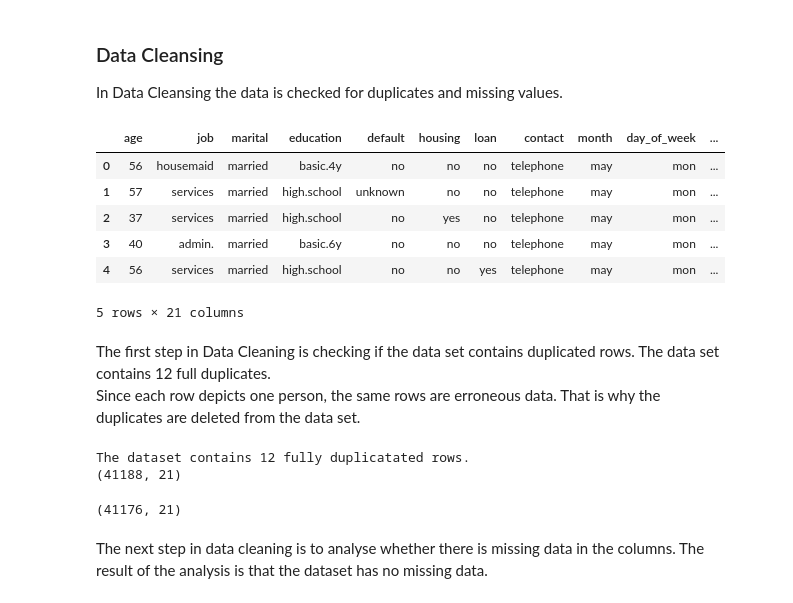
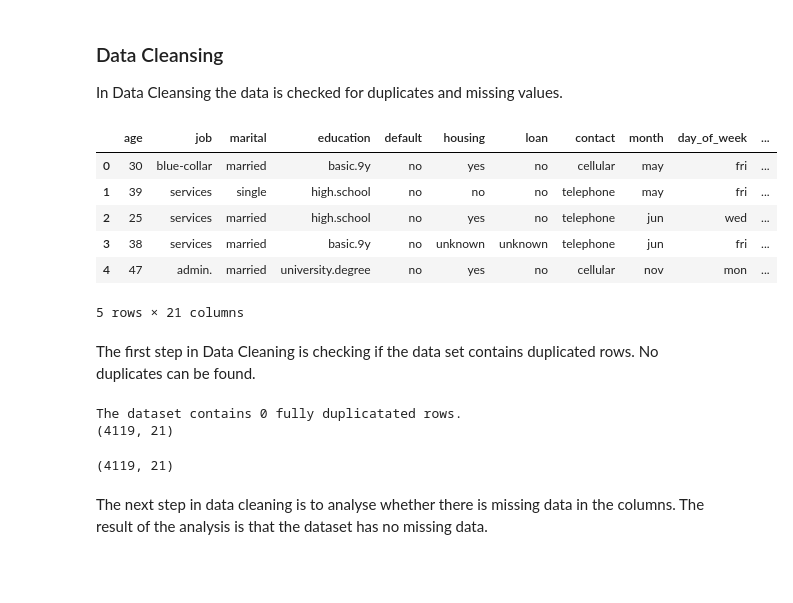
Before and after one commit to wuesten/Potfolio_2_ML, a Jupyter notebook: Exam.ipynb, the cells around one changed output. Cells and saved outputs as stored; diff of their text form; code cells hidden in the pictures; blank space fills up the shorter version.

```diff
--- a/Exam.ipynb
+++ b/Exam.ipynb
@@ -79,19 +80,18 @@ from sklearn.decomposition import PCA
 In Data Cleansing the data is checked for duplicates and missing values.
 # %%
 # Load Data
-df = pd.read_csv("bank-additional-full.csv", sep = ";")
+df = pd.read_csv("bank-additional.csv", sep = ";")
 df.head()
 # %% [output]
 |  | age | job | marital | education | default | housing | loan | contact | month | day_of_week | ... |
-| 0 | 56 | housemaid | married | basic.4y | no | no | no | telephone | may | mon | ... |
-| 1 | 57 | services | married | high.school | unknown | no | no | telephone | may | mon | ... |
-| 2 | 37 | services | married | high.school | no | yes | no | telephone | may | mon | ... |
-| 3 | 40 | admin. | married | basic.6y | no | no | no | telephone | may | mon | ... |
-| 4 | 56 | services | married | high.school | no | no | yes | telephone | may | mon | ... |
+| 0 | 30 | blue-collar | married | basic.9y | no | yes | no | cellular | may | fri | ... |
+| 1 | 39 | services | single | high.school | no | no | no | telephone | may | fri | ... |
+| 2 | 25 | services | married | high.school | no | yes | no | telephone | jun | wed | ... |
+| 3 | 38 | services | married | basic.9y | no | unknown | unknown | telephone | jun | fri | ... |
+| 4 | 47 | admin. | married | university.degree | no | yes | no | cellular | nov | mon | ... |
 5 rows × 21 columns
 # %% [markdown]
-The first step in Data Cleaning is checking if the data set contains duplicated rows. The data set contains 12 full duplicates. <br>
-Since each row depicts one person, the same rows are erroneous data. That is why the duplicates are deleted from the data set.
+The first step in Data Cleaning is checking if the data set contains duplicated rows. No duplicates can be found.
 # %%
 duplicated_rows = df[df.duplicated() == True]
 print("The dataset contains "+ str(duplicated_rows.shape[0]) + " fully duplicatated rows.")
@@ -99,9 +99,9 @@ print(df.shape)
 df = df.drop_duplicates()
 df.shape
 # %% [output]
-The dataset contains 12 fully duplicatated rows.
-(41188, 21)
+The dataset contains 0 fully duplicatated rows.
+(4119, 21)
-(41176, 21)
+(4119, 21)
 # %% [markdown]
 The next step in data cleaning is to analyse whether there is missing data in the columns. The result of the analysis is that the dataset has no missing data.
 # %%
```
Also changed, not shown: parts of 54 cells of this notebook, 2 other files.
